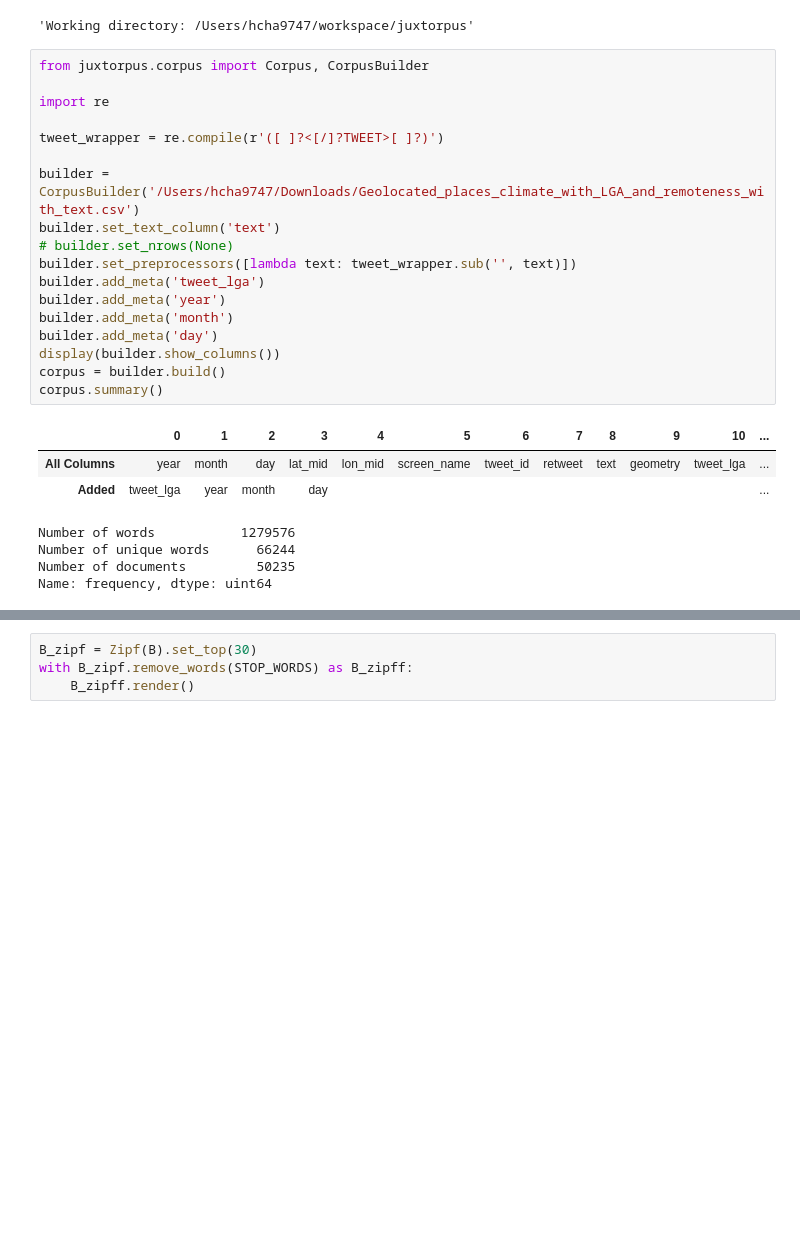
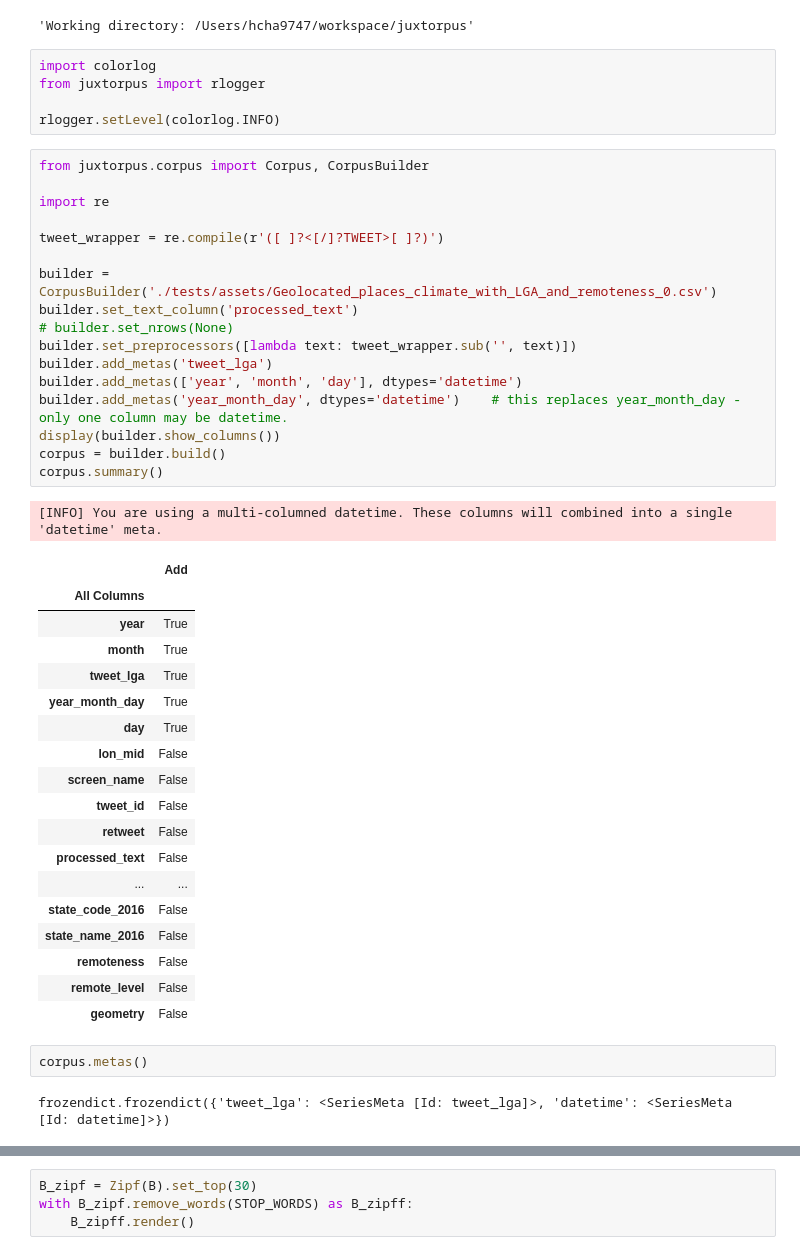
Before and after one commit to alex-ip/juxtorpus, a Jupyter notebook: notebooks/tweets.ipynb, the cells around one changed output, grey strips where cells are left out. Saved outputs shown, nothing was run; the diff lists cells and outputs as text; blank space fills up the shorter version.

```diff
--- a/notebooks/tweets.ipynb
+++ b/notebooks/tweets.ipynb
@@ -6,29 +6,49 @@ assert 'juxtorpus' in os.listdir(), f"Working directory should be at juxtorpus.
 f"Working directory: {os.getcwd()}"
 # %% [output]
 'Working directory: /Users/hcha9747/workspace/juxtorpus'
+# %%
+import colorlog
+from juxtorpus import rlogger
+
+rlogger.setLevel(colorlog.INFO)
 # %%
 from juxtorpus.corpus import Corpus, CorpusBuilder
 
 import re
 
 tweet_wrapper = re.compile(r'([ ]?<[/]?TWEET>[ ]?)')
 
-builder = CorpusBuilder('/Users/hcha9747/Downloads/Geolocated_places_climate_with_LGA_and_remoteness_with_text.csv')
-builder.set_text_column('text')
+builder = CorpusBuilder('./tests/assets/Geolocated_places_climate_with_LGA_and_remoteness_0.csv')
+builder.set_text_column('processed_text')
 # builder.set_nrows(None)
 builder.set_preprocessors([lambda text: tweet_wrapper.sub('', text)])
-builder.add_meta('tweet_lga')
-builder.add_meta('year')
-builder.add_meta('month')
-builder.add_meta('day')
+builder.add_metas('tweet_lga')
+builder.add_metas(['year', 'month', 'day'], dtypes='datetime')
+builder.add_metas('year_month_day', dtypes='datetime')    # this replaces year_month_day - only one column may be datetime.
 display(builder.show_columns())
 corpus = builder.build()
 corpus.summary()
 # %% [output]
+[INFO] You are using a multi-columned datetime. These columns will combined into a single 'datetime' meta.
-|  | 0 | 1 | 2 | 3 | 4 | 5 | 6 | 7 | 8 | 9 | 10 | ... |
-| All Columns | year | month | day | lat_mid | lon_mid | screen_name | tweet_id | retweet | text | geometry | tweet_lga | ... |
-| Added | tweet_lga | year | month | day |  |  |  |  |  |  |  | ... |
+|  | Add |
+| All Columns |  |
+| year | True |
+| month | True |
+| tweet_lga | True |
+| year_month_day | True |
+| day | True |
+| lon_mid | False |
+| screen_name | False |
+| tweet_id | False |
+| retweet | False |
+| processed_text | False |
+| ... | ... |
+| state_code_2016 | False |
+| state_name_2016 | False |
+| remoteness | False |
+| remote_level | False |
+| geometry | False |
-Number of words           1279576
-Number of unique words      66244
-Number of documents         50235
-Name: frequency, dtype: uint64
+# %%
+corpus.metas()
+# %% [output]
+frozendict.frozendict({'tweet_lga': <SeriesMeta [Id: tweet_lga]>, 'datetime': <SeriesMeta [Id: datetime]>})
```
Also changed, not shown: parts of 22 cells of this notebook.
